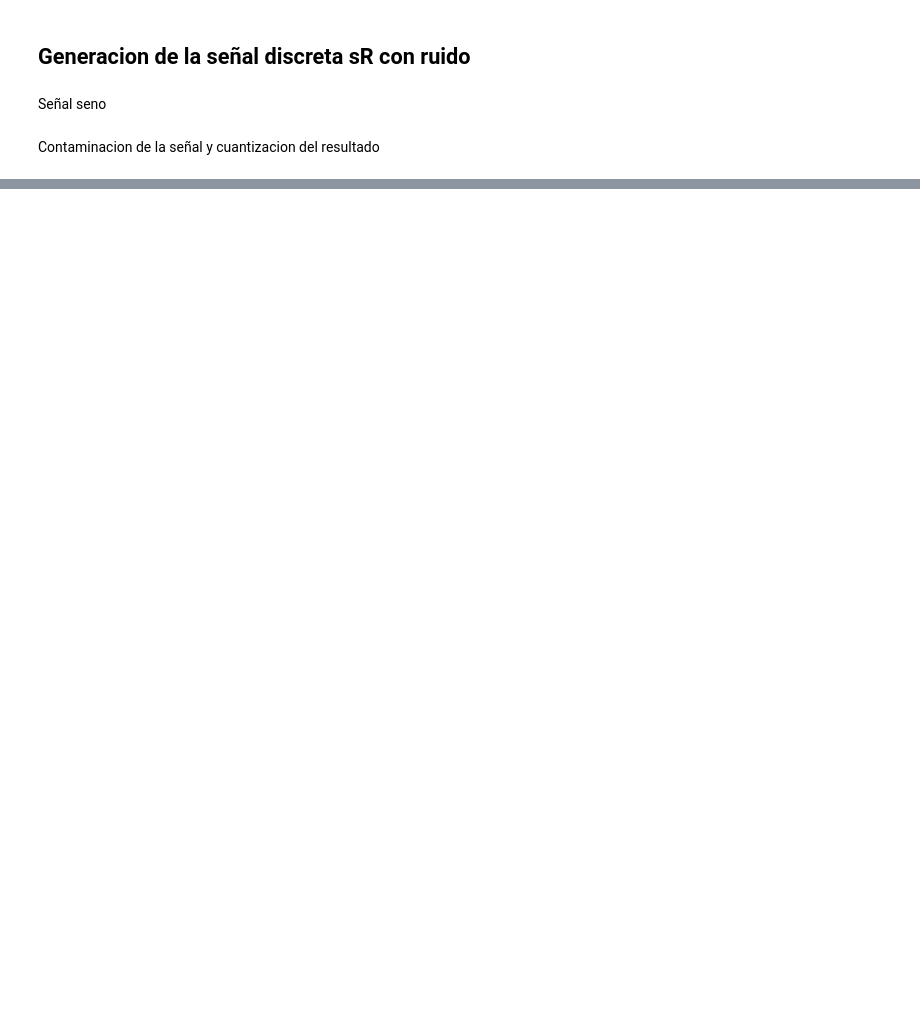
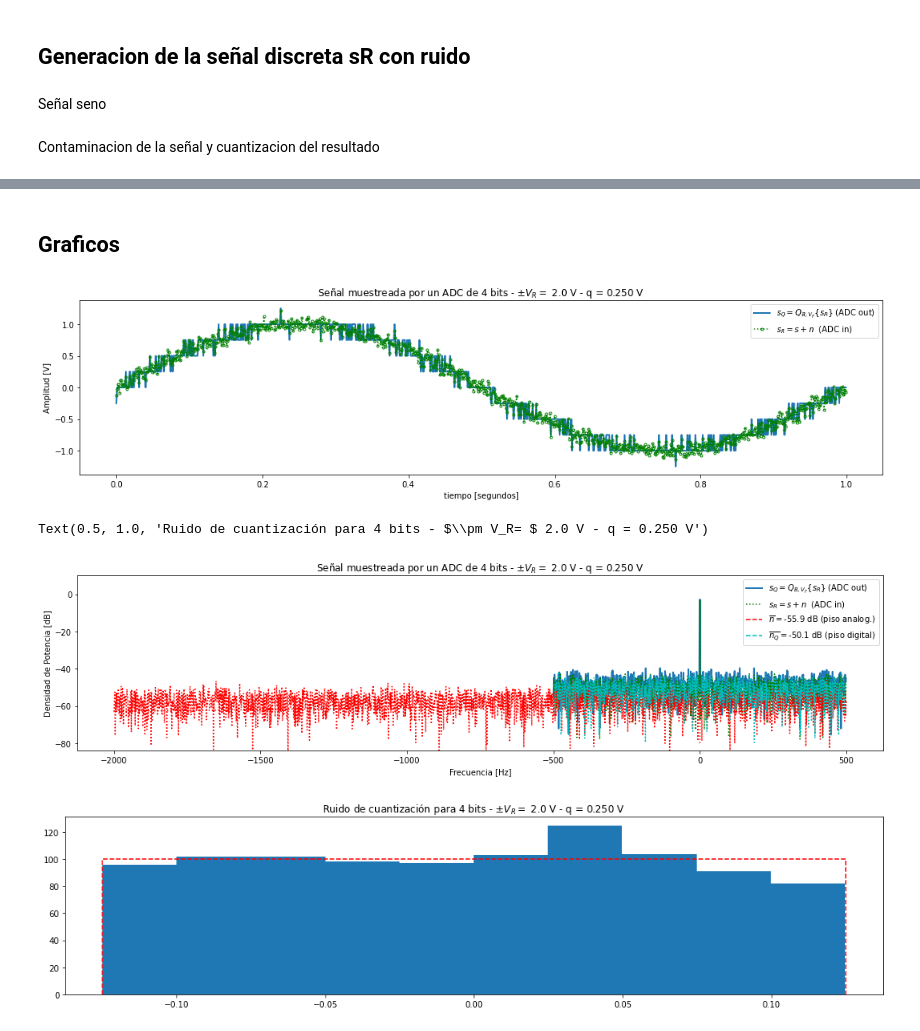
Before and after one commit to mnoe893/PDS_UTNBA_2025, a Jupyter notebook: TS4_cuantizacion_p2.ipynb, the cells around one changed output, grey strips where cells are left out. Cells and saved outputs as stored; diff of their text form; code cells hidden in the pictures; blank space fills up the shorter version.

```diff
--- a/TS4_cuantizacion_p2.ipynb
+++ b/TS4_cuantizacion_p2.ipynb
@@ -73,0 +79,72 @@ def graficar_funcion(abs,ord,leg="",label_y="",label_x="",titulo="",xlim=0,show=
+# %%
+ff = np.fft.fftfreq(N, d=1/fs)
+ff_os = np.fft.fftfreq(N_os, d=1/fs_os)
+
+fft_s = fft(analog_sig) / N               # Seno
+ft_Srq = fft(srq) / N             # Seno con ruido cuantizado
+ft_SR = fft(sr) / N             # Seno con ruido
+ft_Nq = fft(nq) / N             # Error de cuantizacion
+ft_As = fft(analog_sig) / N_os # Seno puro
+
+nNn = np.random.normal(0, np.sqrt(Pn), size=N_os) # Ruido oversampling
+ft_Nn = fft(nNn) / N_os
+nNn_mean = np.mean(np.abs(ft_Nn)**2)
+Nnq_mean = np.mean(np.abs(ft_Nq)**2)
+
+bfrec = (ff >= 0) & (ff <= fs/2)
+ff_valid = ff[bfrec]
+
+bfrec_os = (ff_os >= 0) & (ff_os <= fs/2)
+ff_os_valid = ff_os[bfrec_os]
+# %% [markdown]
+## Graficos
+# %%
+plt.close('all')
+
+plt.figure(1, figsize=(18, 4))
+plt.plot(tt, srq, lw=2, label='$ s_Q = Q_{B,V_F}\{s_R\} $ (ADC out)')
+plt.plot(tt, sr, linestyle=':', color='green',marker='o', markersize=3, markerfacecolor='none', markeredgecolor='green', fillstyle='none', label='$ s_R = s + n $  (ADC in)')
+
+#plt.plot(tt_os, analog_sig, color='orange', ls='dotted', label='$ s $ (analog)')
+
+plt.title('Señal muestreada por un ADC de {:d} bits - $\pm V_R= $ {:3.1f} V - q = {:3.3f} V'.format(B, Vf, q) )
+plt.xlabel('tiempo [segundos]')
+plt.ylabel('Amplitud [V]')
+axes_hdl = plt.gca()
+axes_hdl.legend()
+plt.show()
+
+
+plt.figure(2, figsize=(18, 4))
+bfrec = ff <= fs/2
+
+Nnq_mean = np.mean(np.abs(ft_Nq)**2)
+
+plt.plot( ff[bfrec], 10* np.log10(2*np.abs(ft_Srq[bfrec])**2), lw=2, label='$ s_Q = Q_{B,V_F}\{s_R\} $ (ADC out)' )
+
+#plt.plot( ff_os[ff_os <= fs/2], 10* np.log10(2*np.abs(ft_As[ff_os <= fs/2])**2), color='orange', ls='dotted', label='$ s $ (analog)' )
+
+plt.plot( ff[bfrec], 10* np.log10(2*np.abs(ft_SR[bfrec])**2), ':g', label='$ s_R = s + n $  (ADC in)' )
+plt.plot( ff_os[ff_os <= fs/2], 10* np.log10(2*np.abs(ft_Nn[ff_os <= fs/2])**2), ':r')
+plt.plot( ff[bfrec], 10* np.log10(2*np.abs(ft_Nq[bfrec])**2), ':c')
+plt.plot( np.array([ ff[bfrec][0], ff[bfrec][-1] ]), 10* np.log10(2* np.array([nNn_mean, nNn_mean]) ), '--r', label= '$ \overline{n} = $' + '{:3.1f} dB (piso analog.)'.format(10* np.log10(2* nNn_mean)) )
+plt.plot( np.array([ ff[bfrec][0], ff[bfrec][-1] ]), 10* np.log10(2* np.array([Nnq_mean, Nnq_mean]) ), '--c', label='$ \overline{n_Q} = $' + '{:3.1f} dB (piso digital)'.format(10* np.log10(2* Nnq_mean)) )
+plt.title('Señal muestreada por un ADC de {:d} bits - $\pm V_R= $ {:3.1f} V - q = {:3.3f} V'.format(B, Vf, q) )
+plt.ylabel('Densidad de Potencia [dB]')
+plt.xlabel('Frecuencia [Hz]')
+axes_hdl = plt.gca()
+axes_hdl.legend()
+# suponiendo valores negativos de potencia ruido en dB
+plt.ylim((1.5*np.min(10* np.log10(2* np.array([Nnq_mean, nNn_mean]))),10))
+
+
+plt.figure(3, figsize=(18, 4))
+bins = 10
+plt.hist(nq, bins=bins)
+plt.plot( np.array([-q/2, -q/2, q/2, q/2]), np.array([0, N/bins, N/bins, 0]), '--r' )
+plt.title( 'Ruido de cuantización para {:d} bits - $\pm V_R= $ {:3.1f} V - q = {:3.3f} V'.format(B, Vf, q))
+# %% [output]
+[figure, added]
+Text(0.5, 1.0, 'Ruido de cuantización para 4 bits - $\\pm V_R= $ 2.0 V - q = 0.250 V')
+[figure, added]
+[figure, added]
```
Also changed, not shown: parts of 11 cells of this notebook.
